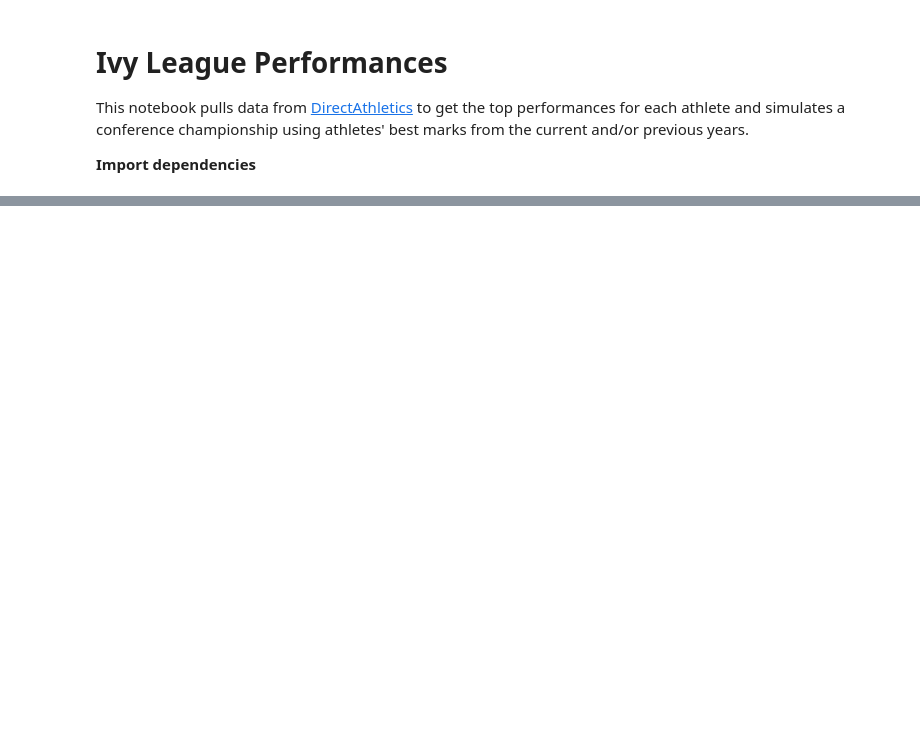
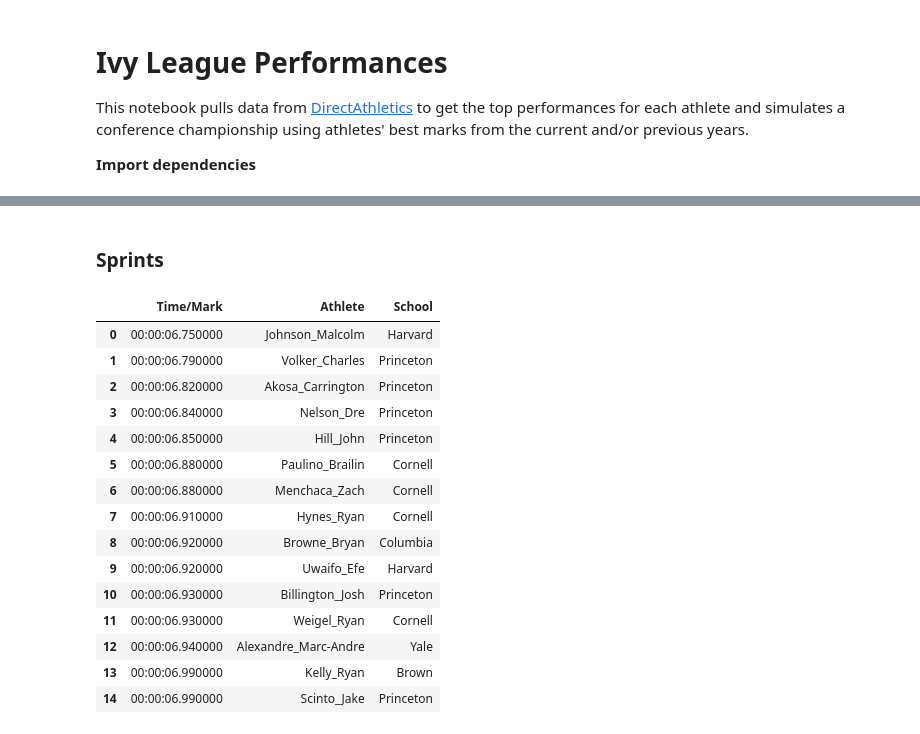
Before and after one commit to malcolmjmr/track, a Jupyter notebook: Ivy League Performances.ipynb, the cells around one changed output, grey strips where cells are left out. Drawn from its saved outputs; the diff is of its cells as text; code cells hidden in the pictures; blank space fills up the shorter version.

```diff
--- a/Ivy League Performances.ipynb
+++ b/Ivy League Performances.ipynb
@@ -25,0 +57,21 @@ del team_performances['Harvard']['Safo_Elliot']
+# %% [markdown]
+### Sprints
+# %%
+top_marks['60m']
+# %% [output]
+|  | Time/Mark | Athlete | School |
+| 0 | 00:00:06.750000 | Johnson_Malcolm | Harvard |
+| 1 | 00:00:06.790000 | Volker_Charles | Princeton |
+| 2 | 00:00:06.820000 | Akosa_Carrington | Princeton |
+| 3 | 00:00:06.840000 | Nelson_Dre | Princeton |
+| 4 | 00:00:06.850000 | Hill_John | Princeton |
+| 5 | 00:00:06.880000 | Paulino_Brailin | Cornell |
+| 6 | 00:00:06.880000 | Menchaca_Zach | Cornell |
+| 7 | 00:00:06.910000 | Hynes_Ryan | Cornell |
+| 8 | 00:00:06.920000 | Browne_Bryan | Columbia |
+| 9 | 00:00:06.920000 | Uwaifo_Efe | Harvard |
+| 10 | 00:00:06.930000 | Billington_Josh | Princeton |
+| 11 | 00:00:06.930000 | Weigel_Ryan | Cornell |
+| 12 | 00:00:06.940000 | Alexandre_Marc-Andre | Yale |
+| 13 | 00:00:06.990000 | Kelly_Ryan | Brown |
+| 14 | 00:00:06.990000 | Scinto_Jake | Princeton |
```
Also changed, not shown: parts of 13 cells of this notebook, 6 other files.
